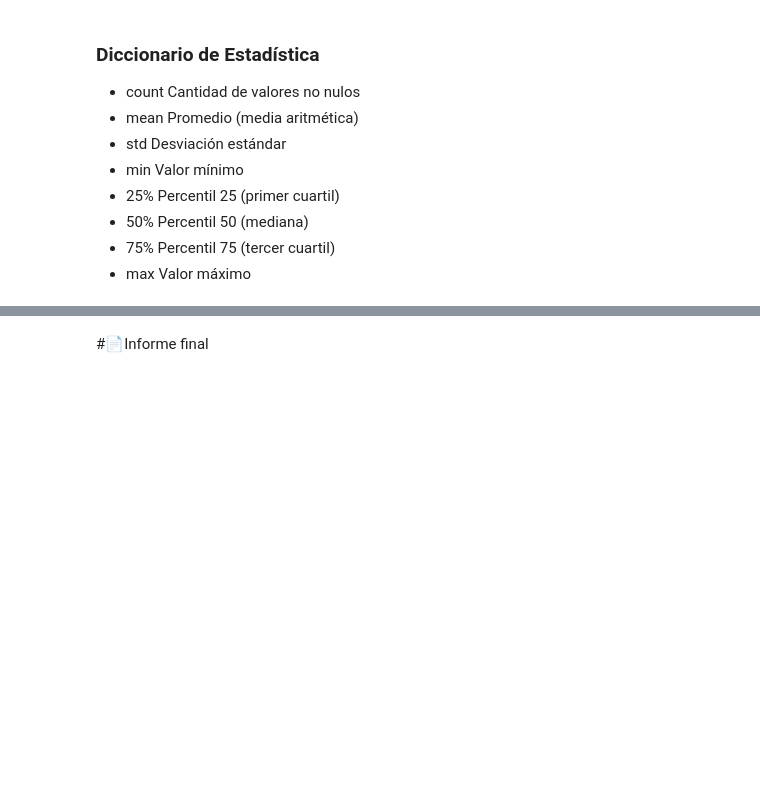
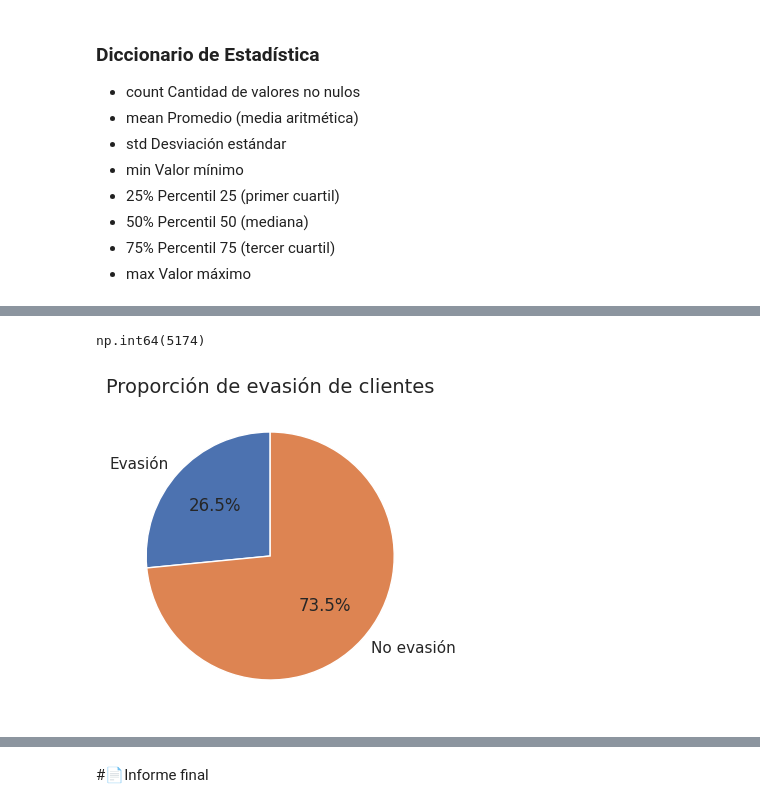
Before and after one commit to Jeder14/TelecomX_challenge-1, a Jupyter notebook: TelecomX_LATAM.ipynb, the cells around one changed output, grey strips where cells are left out. Cells and saved outputs as stored; diff of their text form; code cells hidden in the pictures; blank space fills up the shorter version.

```diff
--- a/TelecomX_LATAM.ipynb
+++ b/TelecomX_LATAM.ipynb
@@ -403,0 +450,25 @@ datos_normalizados.describe()
+# %%
+# Contabilización de los clientes que permanecieron y de los que se dieron de baja
+churn_counts_yes=datos_normalizados['churn'].value_counts()['1']
+churn_counts_no=datos_normalizados['churn'].value_counts()['0']
+churn_counts_no
+# %% [output]
+np.int64(5174)
+# %%
+# Creando una lista de Noevasion y evasion
+labels = ['Evasión', 'No evasión']
+counts = [churn_counts_yes, churn_counts_no]
+# %%
+# Creando una figura
+plt.figure(figsize=(4,5))
+
+# Creando un gráfico de pastel
+plt.pie(counts, labels=labels, autopct='%1.1f%%', startangle=90)
+
+# Titulo
+plt.title('Proporción de evasión de clientes', fontsize = 14)
+
+# Mostrando el gráfico
+plt.show()
+# %% [output]
+[figure, added]
```
Also changed, not shown: parts of 23 cells of this notebook.
